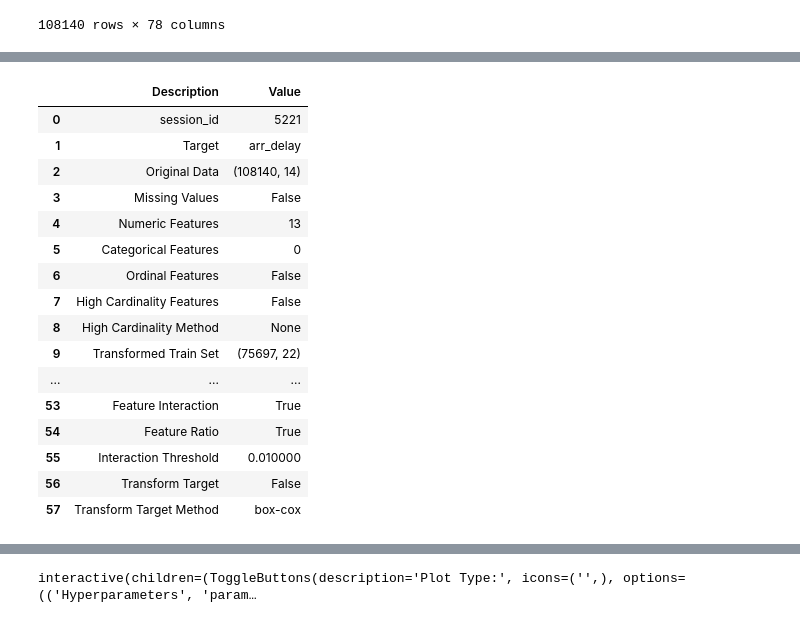
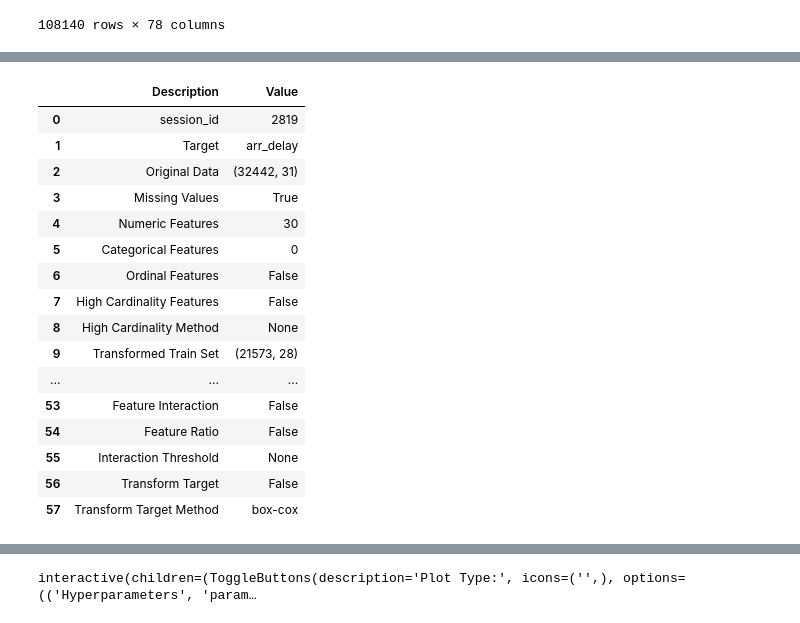
Before and after one commit to Graham-Broughton/flight_delay, a Jupyter notebook: Feature_Engineering/Workbook.ipynb, the cells around one changed output, grey strips where cells are left out. Drawn from its saved outputs; the diff is of its cells as text; code cells hidden in the pictures.

```diff
--- a/Feature_Engineering/Workbook.ipynb
+++ b/Feature_Engineering/Workbook.ipynb
@@ -115,0 +160,2 @@ df = pd.read_csv('../EDA_and_preprocessing/final_process.csv')
+# %%
+X['arr_delay'] = y
@@ -116,21 +182,44 @@ df = pd.read_csv('../EDA_and_preprocessing/final_process.csv')
+# %%
+df = X
+# %%
+df = df.drop(columns=['arr_hour', 'dist_cats', 'wheels_on'])
+# %%
+dist_dummies = pd.get_dummies(df['dist_cats']).astype(int)
+df = pd.concat([dist_dummies, df], axis=1)
+df['taxi_total_long'] = df['taxi_total'] * df['long']
+
+df['hourly_arr_std_dep_delay'] = df['hourly_std_arr_delay'] * df['dep_delay']
+df['carrier_arr_median_dep_delay'] = df['dep_delay'] / df['carrier_arr_median']
+df['weekly_median_dep^2'] = df['dep_delay'] / df['weekly_median_dep_delay']
+
+df['hourly_std_arr_delay_dep^2'] = df['hourly_std_arr_delay'] * df['dep_delay']**2
+df['hourly_std_dep_dep^2'] = df['dep_delay']**2 * df['hourly_std_dep_delay']
+df['hourly_dep_dep^2'] = df['dep_delay']**2 * df['hourly_dep_delay']
+
+daydums = pd.get_dummies(df['arr_hour']).astype(int)
+df = pd.concat([daydums, df], axis=1)
+df['evening_dep_delay'] = df['evening'] * df['dep_delay']
+df['evening_taxi_total'] = df['taxi_total'] * df['evening']
+
+df = df.drop(columns=['taxi_total', 'dep_delay', 'evening', 'long', 'arr_hour', 'dist_cats', 'wheels_on'])
 # %%
-reg1 = setup(data = df2, target = 'arr_delay', feature_interaction = True, feature_ratio = True)
+reg1 = setup(data=df, target='arr_delay', ignore_low_variance=False, combine_rare_levels=True, remove_outliers=True, remove_multicollinearity=True, transformation=True, fold=4)
 # %% [output]
 |  | Description | Value |
-| 0 | session_id | 5221 |
+| 0 | session_id | 2819 |
 | 1 | Target | arr_delay |
-| 2 | Original Data | (108140, 14) |
-| 3 | Missing Values | False |
-| 4 | Numeric Features | 13 |
+| 2 | Original Data | (32442, 31) |
+| 3 | Missing Values | True |
+| 4 | Numeric Features | 30 |
 | 5 | Categorical Features | 0 |
 | 6 | Ordinal Features | False |
 | 7 | High Cardinality Features | False |
 | 8 | High Cardinality Method | None |
-| 9 | Transformed Train Set | (75697, 22) |
+| 9 | Transformed Train Set | (21573, 28) |
 | ... | ... | ... |
-| 53 | Feature Interaction | True |
-| 54 | Feature Ratio | True |
-| 55 | Interaction Threshold | 0.010000 |
+| 53 | Feature Interaction | False |
+| 54 | Feature Ratio | False |
+| 55 | Interaction Threshold | None |
 | 56 | Transform Target | False |
 | 57 | Transform Target Method | box-cox |
 # %%
```
Also changed, not shown: parts of 29 cells of this notebook, 4 other files.
